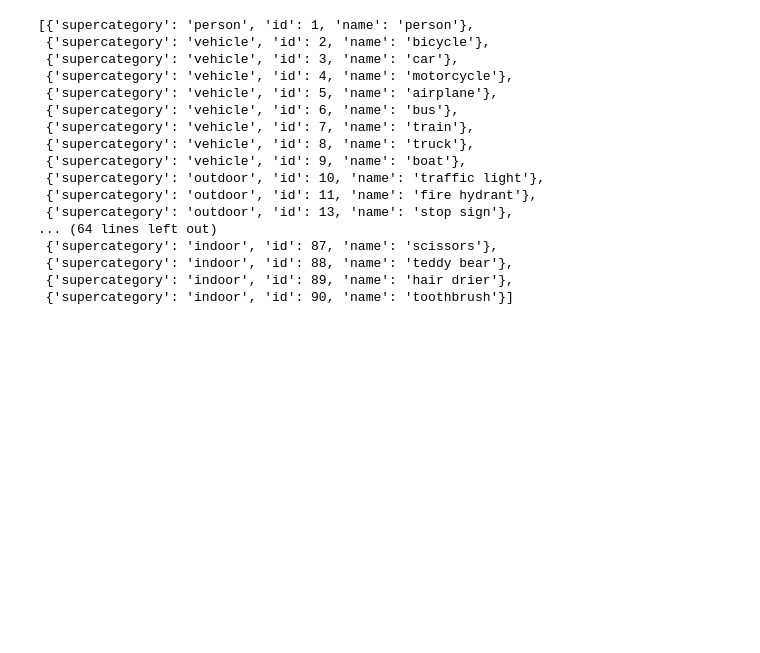
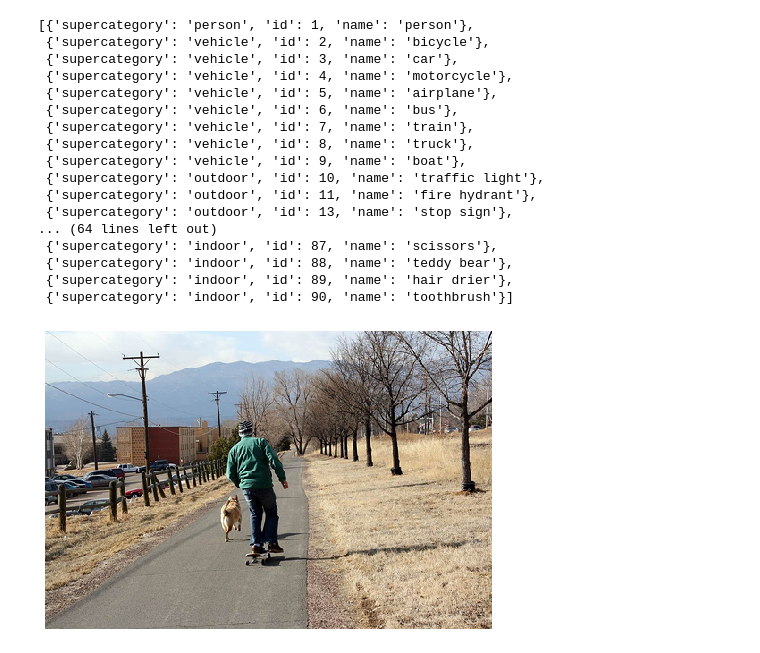
Before and after one commit to parkinkon1/Pytorch-UNet, a Jupyter notebook: coco-test.ipynb, the cells around one changed output. Cells and saved outputs as stored; diff of their text form; code cells hidden in the pictures; blank space fills up the shorter version.

```diff
--- a/coco-test.ipynb
+++ b/coco-test.ipynb
@@ -313,3 +313,19 @@ cats
  {'supercategory': 'indoor', 'id': 88, 'name': 'teddy bear'},
  {'supercategory': 'indoor', 'id': 89, 'name': 'hair drier'},
  {'supercategory': 'indoor', 'id': 90, 'name': 'toothbrush'}]
+# %%
+# get all images containing given categories, select one at random
+catIds = coco.getCatIds(catNms=['person','dog','skateboard']);
+imgIds = coco.getImgIds(catIds=catIds );
+imgIds = coco.getImgIds(imgIds = [324158])
+img = coco.loadImgs(imgIds[np.random.randint(0,len(imgIds))])[0]
+# %%
+# load and display image
+# I = io.imread('%s/images/%s/%s'%(dataDir,dataType,img['file_name']))
+# use url to load image
+I = io.imread(img['coco_url'])
+plt.axis('off')
+plt.imshow(I)
+plt.show()
+# %% [output]
+[figure, added]
```
Also changed, not shown: parts of 2 cells of this notebook.
